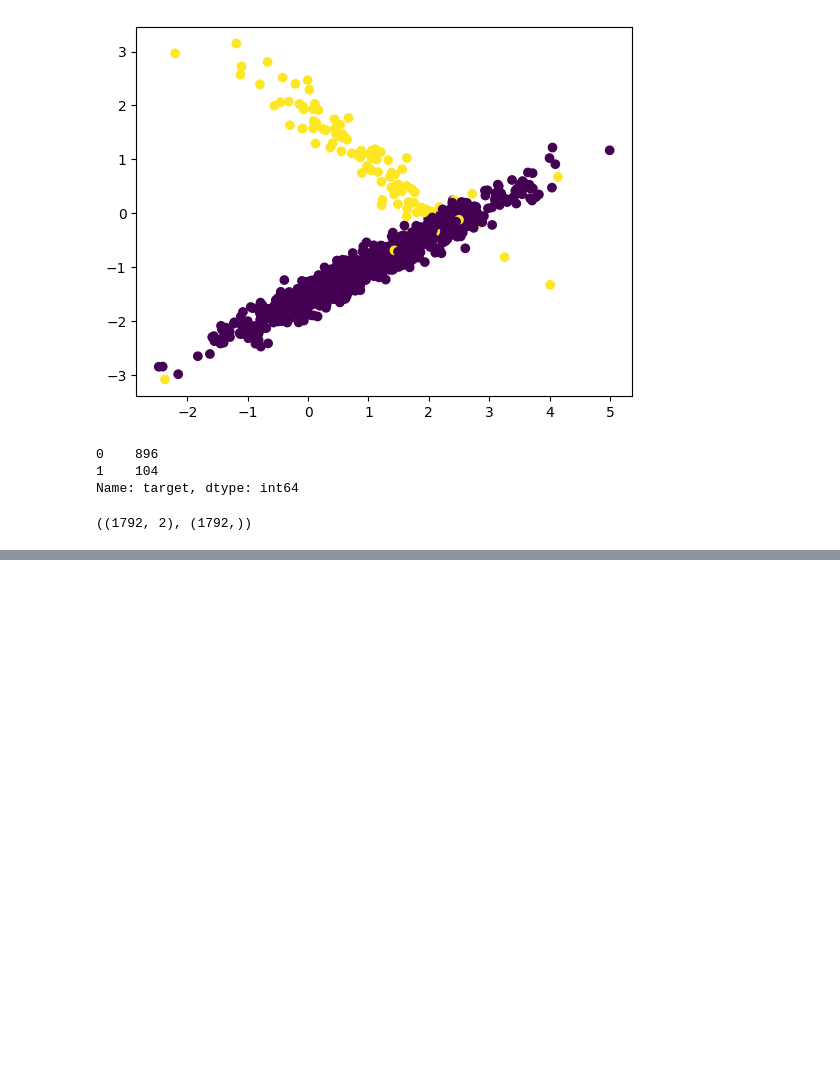
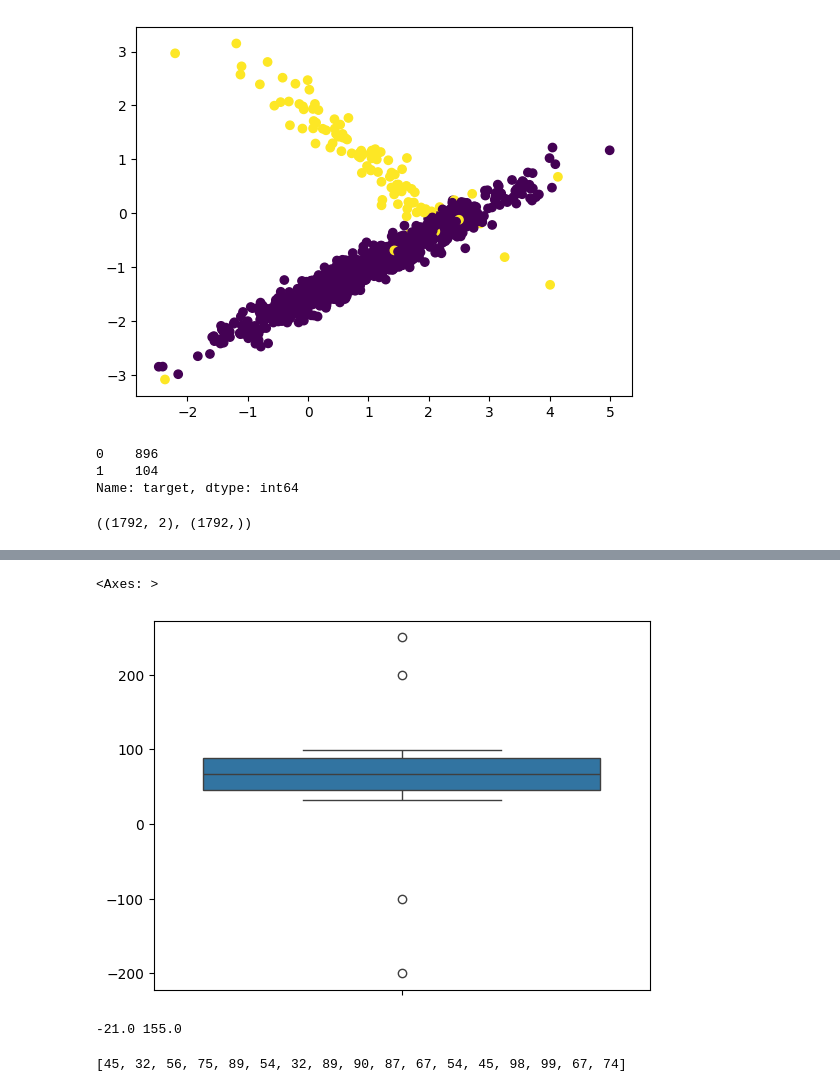
Before and after one commit to shivam-paul-19/data-science, a Jupyter notebook: feature eng/main.ipynb, the cells around one changed output, grey strips where cells are left out. Cells and saved outputs as stored; diff of their text form; code cells hidden in the pictures; blank space fills up the shorter version.

Commit message:
handling outliers

```diff
--- a/feature eng/main.ipynb
+++ b/feature eng/main.ipynb
@@ -360,0 +383,8 @@ Name: target, dtype: int64
+# %%
+marks=[-100,-200,45,32,56,75,89,54,32,89,90,87,67,54,45,98,99,67,74,200,250]
+sns.boxplot(marks)
+
+# we can see how there are so many outliers in through box plot
+# %% [output]
+<Axes: >
+[figure, added]
@@ -360,0 +394,15 @@ Name: target, dtype: int64
+# %%
+ICR = Q3 - Q1
+
+lower_fence = Q1 - 1.5*(ICR)
+higher_fence = Q3 + 1.5*(ICR)
+print(lower_fence, higher_fence)
+# %% [output]
+-21.0 155.0
+# %%
+marks = list(filter(lambda x: x > lower_fence and x < higher_fence, marks))
+# filtering data on from the outliers
+
+marks
+# %% [output]
+[45, 32, 56, 75, 89, 54, 32, 89, 90, 87, 67, 54, 45, 98, 99, 67, 74]
```
Also changed, not shown: parts of 18 cells of this notebook.
